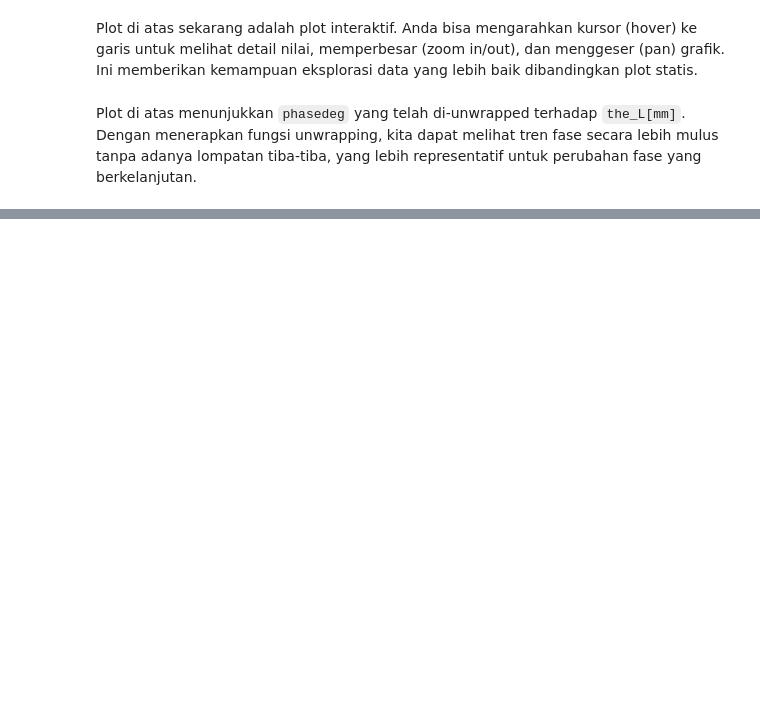
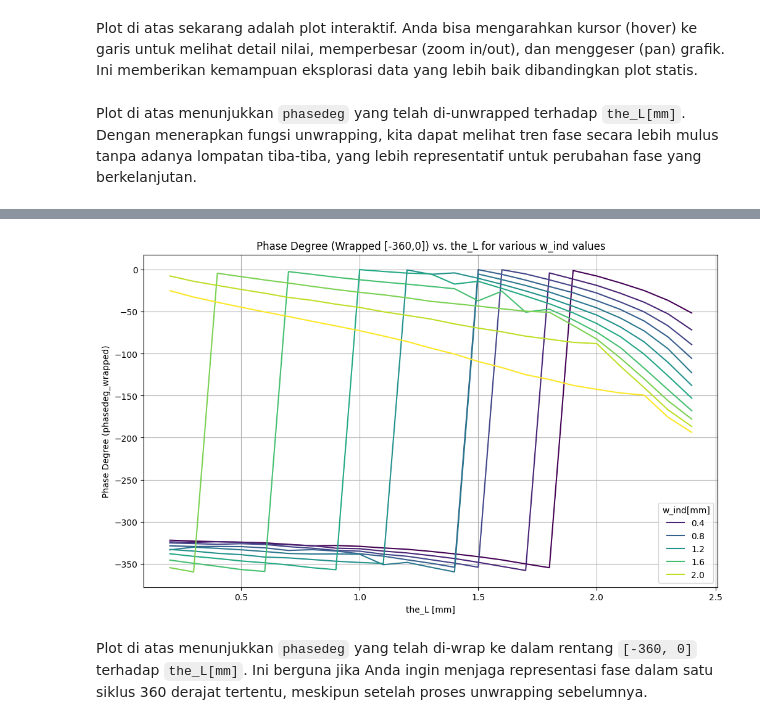
Before and after one commit to zharfanw/zhar_hfss_pyhelper, a Jupyter notebook: BigPLusAirgap_DataDesign.ipynb, the cells around one changed output, grey strips where cells are left out. Saved outputs shown, nothing was run; the diff lists cells and outputs as text; code cells hidden in the pictures; blank space fills up the shorter version.

```diff
--- a/BigPLusAirgap_DataDesign.ipynb
+++ b/BigPLusAirgap_DataDesign.ipynb
@@ -193,3 +193,15 @@ fig_interactive.show()
 Plot di atas sekarang adalah plot interaktif. Anda bisa mengarahkan kursor (hover) ke garis untuk melihat detail nilai, memperbesar (zoom in/out), dan menggeser (pan) grafik. Ini memberikan kemampuan eksplorasi data yang lebih baik dibandingkan plot statis.
 # %% [markdown]
 Plot di atas menunjukkan `phasedeg` yang telah di-unwrapped terhadap `the_L[mm]`. Dengan menerapkan fungsi unwrapping, kita dapat melihat tren fase secara lebih mulus tanpa adanya lompatan tiba-tiba, yang lebih representatif untuk perubahan fase yang berkelanjutan.
+# %%
+# Define the target range
+min_val = -360
+max_val = 0
+range_size = max_val - min_val
+
+# Apply the wrapping formula
+# wrapped_x = min_val + (x - min_val) % range_size
+phase_dat_sorted['phasedeg_wrapped'] = min_val + (phase_dat_sorted['phasedeg_unwrapped'] - min_val) % range_size
+
+print("Updated phase_dat_sorted DataFrame head with wrapped phase:")
+display(phase_dat_sorted.head())
@@ -195,0 +216,13 @@ Plot di atas menunjukkan `phasedeg` yang telah di-unwrapped terhadap `the_L[mm]`
+# %%
+plt.figure(figsize=(12, 7))
+sns.lineplot(x='the_L[mm]', y='phasedeg_wrapped', data=phase_dat_sorted, hue='w_ind[mm]', palette='viridis')
+plt.title('Phase Degree (Wrapped [-360,0]) vs. the_L for various w_ind values')
+plt.xlabel('the_L [mm]')
+plt.ylabel('Phase Degree (phasedeg_wrapped)')
+plt.grid(True)
+plt.legend(title='w_ind[mm]')
+plt.show()
+# %% [output]
+[figure, added]
+# %% [markdown]
+Plot di atas menunjukkan `phasedeg` yang telah di-wrap ke dalam rentang `[-360, 0]` terhadap `the_L[mm]`. Ini berguna jika Anda ingin menjaga representasi fase dalam satu siklus 360 derajat tertentu, meskipun setelah proses unwrapping sebelumnya.
```
Also changed, not shown: parts of 10 cells of this notebook.
